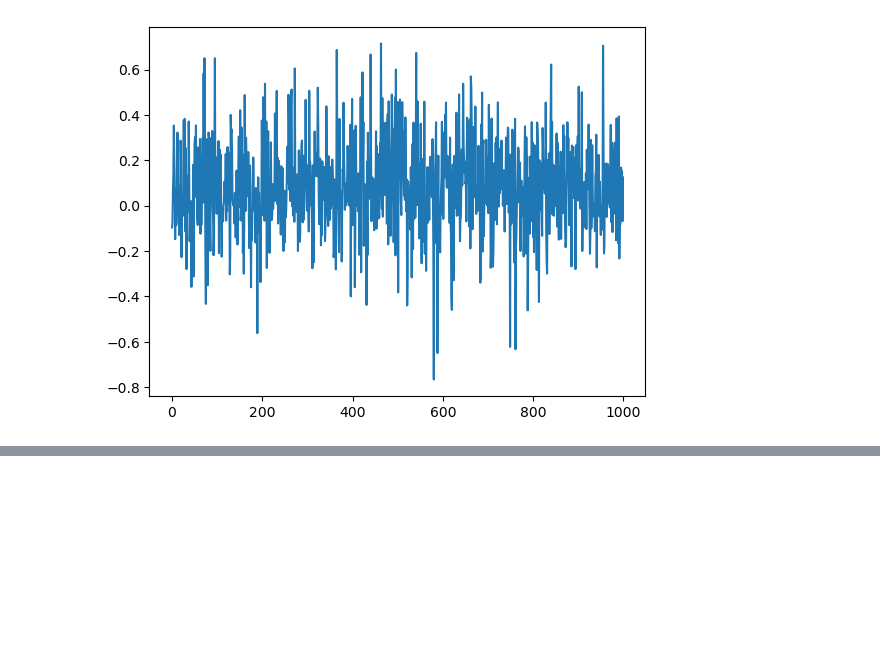
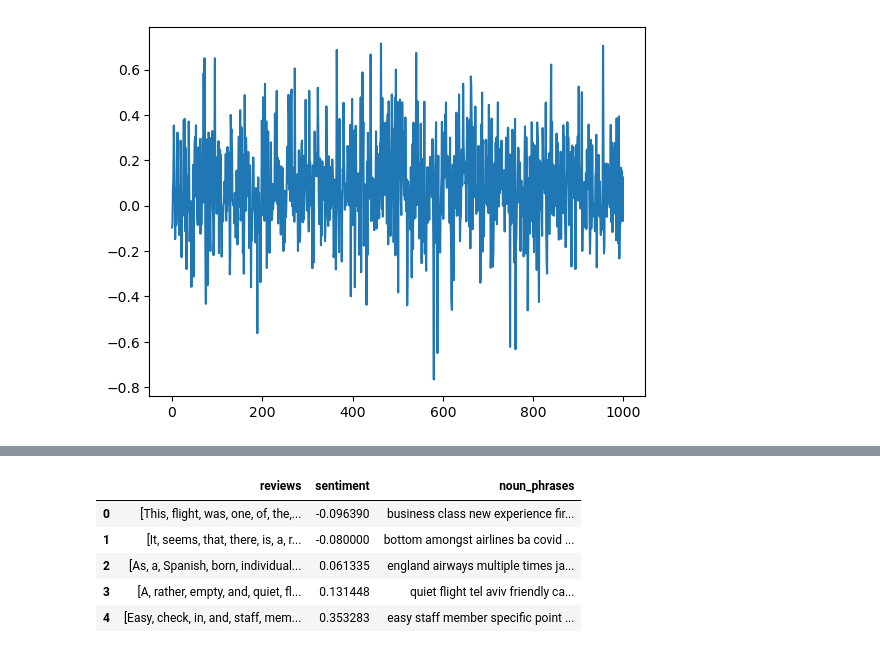
Before and after one commit to kintan-pitaloka/BritishAirways-PredictingCustomerBehaviours, a Jupyter notebook: BA_WebScraping_and_Analysis.ipynb, the cells around one changed output, grey strips where cells are left out. Saved outputs shown, nothing was run; the diff lists cells and outputs as text; code cells hidden in the pictures; blank space fills up the shorter version.

```diff
--- a/BA_WebScraping_and_Analysis.ipynb
+++ b/BA_WebScraping_and_Analysis.ipynb
@@ -295,0 +324,9 @@ data2['sentiment'].plot()
+# %%
+data2.head()
+# %% [output]
+|  | reviews | sentiment | noun_phrases |
+| 0 | [This, flight, was, one, of, the,... | -0.096390 | business class new experience fir... |
+| 1 | [It, seems, that, there, is, a, r... | -0.080000 | bottom amongst airlines ba covid ... |
+| 2 | [As, a, Spanish, born, individual... | 0.061335 | england airways multiple times ja... |
+| 3 | [A, rather, empty, and, quiet, fl... | 0.131448 | quiet flight tel aviv friendly ca... |
+| 4 | [Easy, check, in, and, staff, mem... | 0.353283 | easy staff member specific point ... |
```
Also changed, not shown: parts of 14 cells of this notebook.
